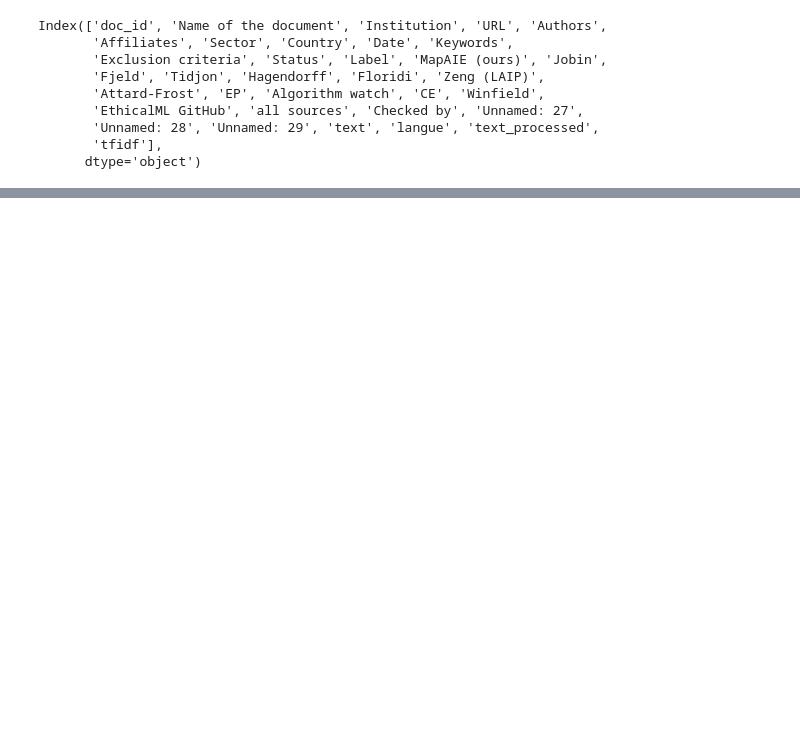
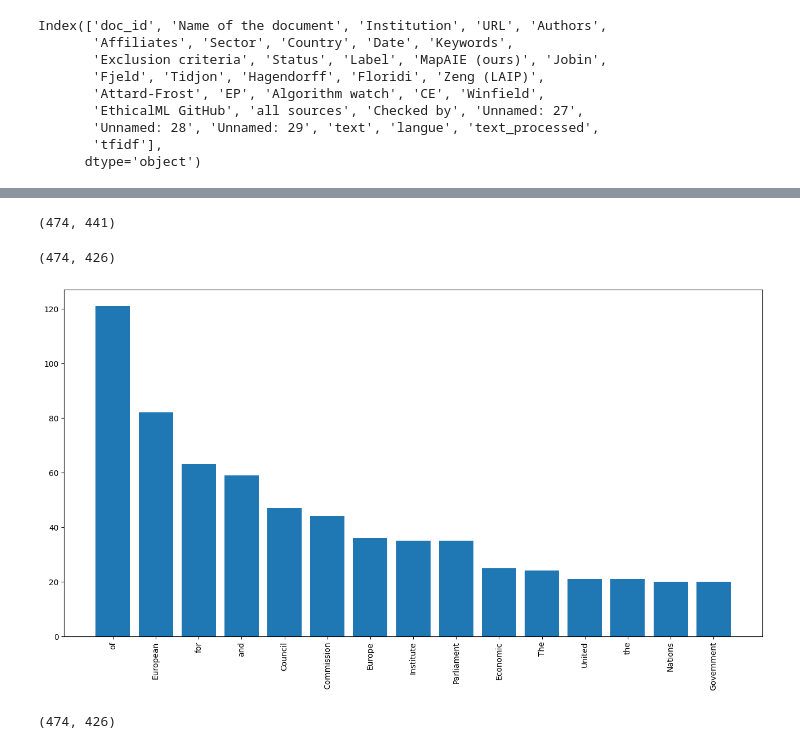
Before and after one commit to alexandreRocchiHenry/projet_NLP, a Jupyter notebook: Clusterring_method.ipynb, the cells around one changed output, grey strips where cells are left out. Cells and saved outputs as stored; diff of their text form; code cells hidden in the pictures; blank space fills up the shorter version.

Commit message:
categorisation des Institutions

```diff
--- a/Clusterring_method.ipynb
+++ b/Clusterring_method.ipynb
@@ -67,0 +170,36 @@ array([nan, 'intel', 'academy of medical royal colleges', 'access now',
+# %%
+def count_words(texts, voc = None):
+    """Vectorize text : return count of each word in the text snippets
+
+    Parameters
+    ----------
+    texts : list of str
+        The texts
+    Returns
+    -------
+    vocabulary : dict
+        A dictionary that points to an index in counts for each word.
+    counts : ndarray, shape (n_samples, n_features)
+        The counts of each word in each text.
+    """
+    n_samples = len(texts)
+    if voc == None:
+        words = set()
+        for text in texts:
+            words = words.union(set(text)) # list of all words
+        n_features = len(words) # number of different words
+        vocabulary = dict(zip(words, range(n_features))) # vocab[wd] = index ; indexisation
+    else:
+        vocabulary = voc
+        n_features = len(voc)
+    counts = np.zeros((n_samples, n_features))
+    for k, text in enumerate(texts): # enumeration a k for a text[k]
+        for w in text:
+            if w in vocabulary:
+                counts[k][vocabulary[w]] += 1.
+    return vocabulary, counts
+# %%
+voc, bow = count_words(df['I_tokenize'])
+print(bow.shape)
+# %% [output]
+(474, 441)
@@ -67,0 +208,20 @@ array([nan, 'intel', 'academy of medical royal colleges', 'access now',
+# %%
+# Create and fit the vectorizer to the training data
+vectorizer = CountVectorizer()
+Bow = vectorizer.fit_transform(df['Institution'])
+bow_a = Bow.toarray()
+print(bow_a.shape)
+# %% [output]
+(474, 426)
+# %%
+frequency = bow.sum(axis = 0)
+top_words = np.argsort(frequency)[::-1]
+# %%
+rev_voc = {i: w for w, i in voc.items()}
+fig, ax = plt.subplots(figsize=(16,8))
+ax.bar(range(15), frequency[top_words[:15]])
+ax.set_xticks(range(15))
+ax.set_xticklabels([rev_voc[i] for i in top_words[:15]], rotation='vertical')
+plt.show()
+# %% [output]
+[figure, added]
@@ -67,0 +263,8 @@ array([nan, 'intel', 'academy of medical royal colleges', 'access now',
+# %%
+# Create and fit the vectorizer to the training data
+tfidf_vectorizer = TfidfVectorizer()
+Tfidf = tfidf_vectorizer.fit_transform(df['Institution'])
+tfidf_a = Tfidf.toarray()
+print(tfidf_a.shape)
+# %% [output]
+(474, 426)
```
Also changed, not shown: parts of 20 cells of this notebook, 2 other files.
